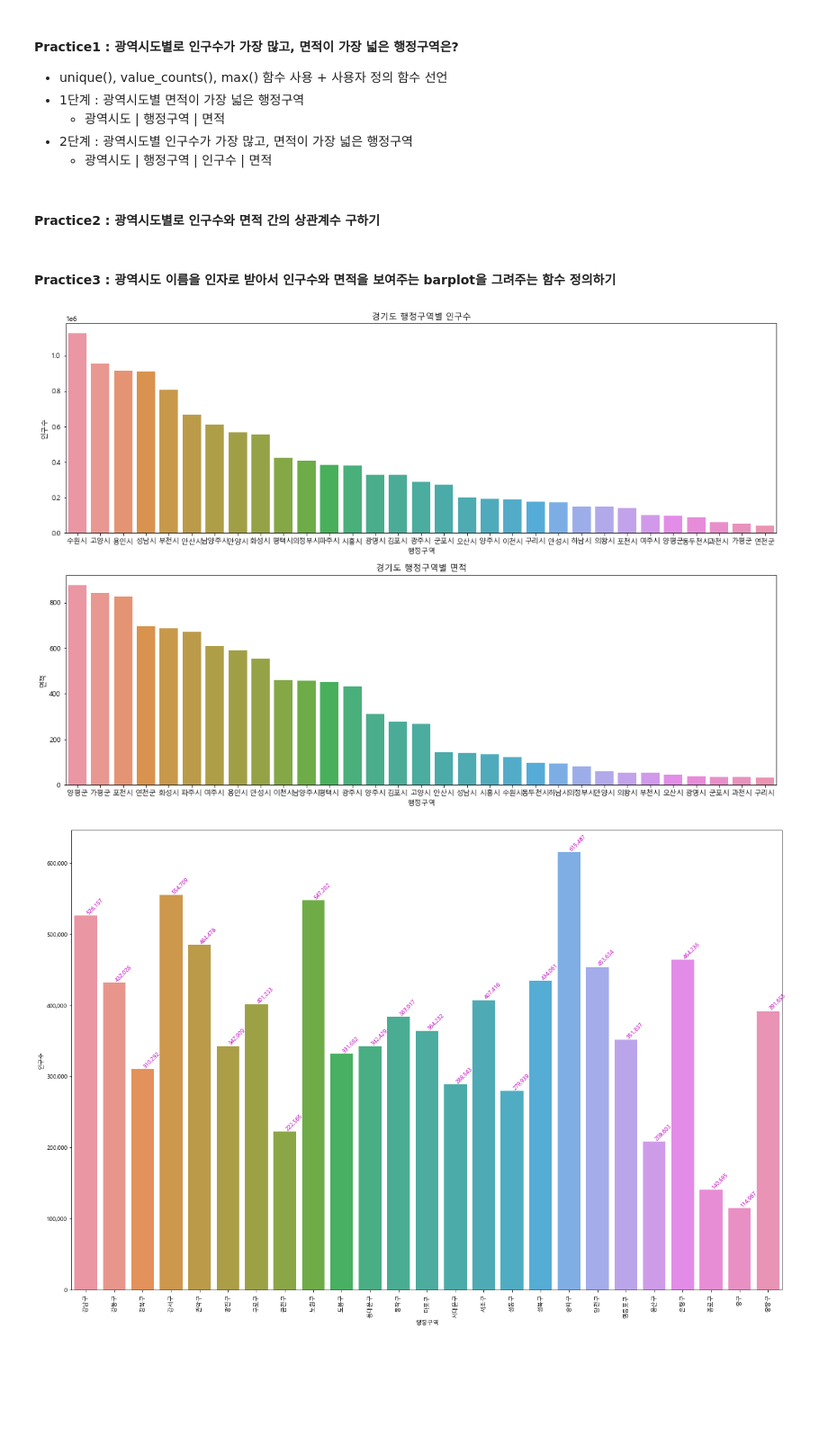
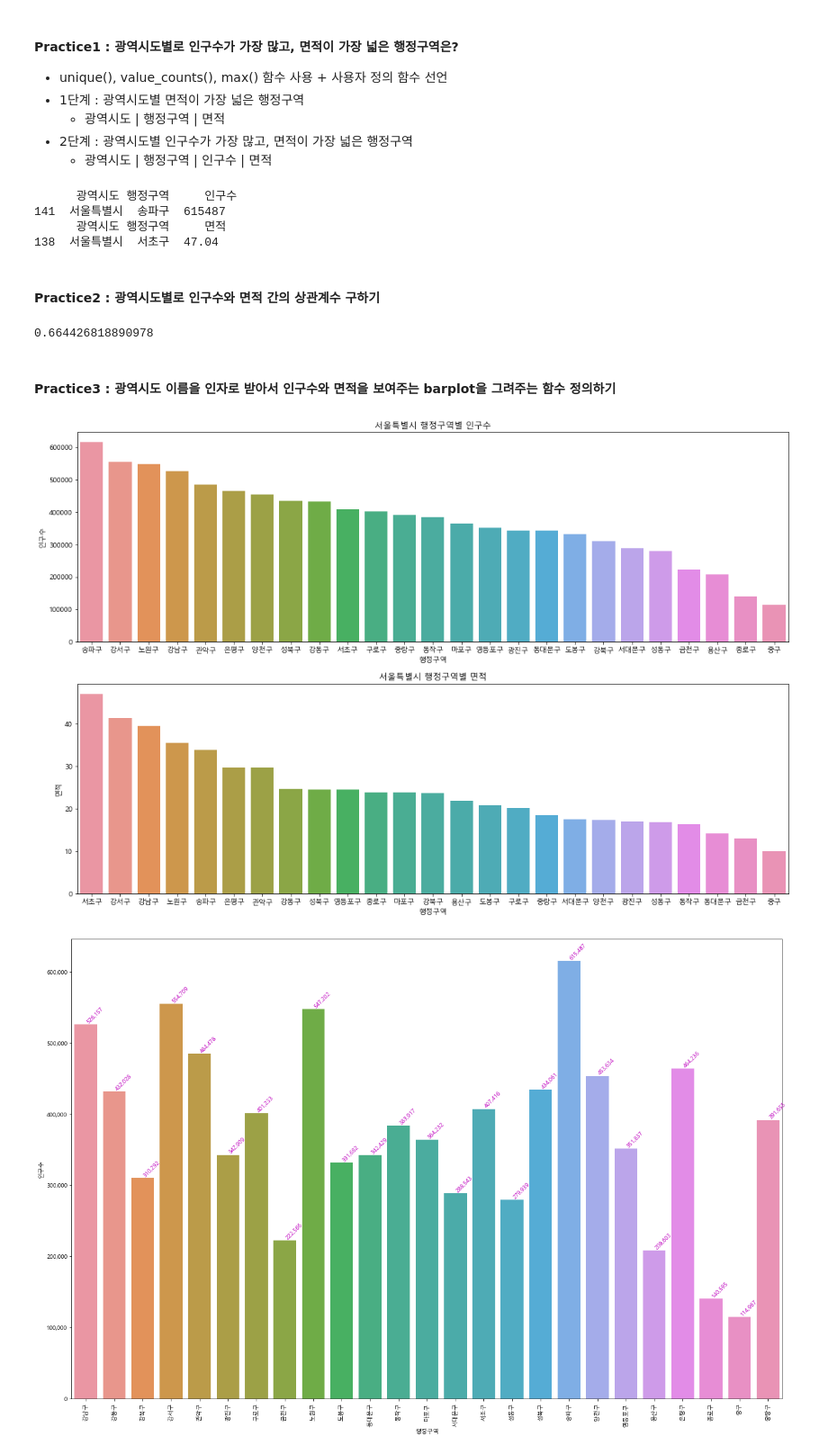
Before and after one commit to yusun31/python_webscraping, a Jupyter notebook: 06_행정구역정보.ipynb, the cells around one changed output. Shown at 90% size. Saved outputs shown, nothing was run; the diff lists cells and outputs as text; code cells hidden in the pictures; blank space fills up the shorter version.

Commit message:
행정구역

```diff
--- a/06_행정구역정보.ipynb
+++ b/06_행정구역정보.ipynb
@@ -699,23 +699,47 @@ sns.barplot(x='광역시도', y='인구수', data=data, ax=axe1)
     - 광역시도 | 행정구역 | 면적
 - 2단계 : 광역시도별 인구수가 가장 많고, 면적이 가장 넓은 행정구역
     - 광역시도 | 행정구역 | 인구수 | 면적
+# %%
+def max_pop_sido(name):
+    pop_max_value = data.loc[data['광역시도']==name, '인구수'].max()
+    return data.loc[(data['광역시도']==name) & (data['인구수']==pop_max_value), ['광역시도', '행정구역', '인구수']]
+
+def max_area_sido(name):
+    area_max_value = data.loc[data['광역시도']==name, '면적'].max()
+    return data.loc[(data['광역시도']==name) & (data['면적']==area_max_value), ['광역시도', '행정구역', '면적']]
+
+print(max_pop_sido('서울특별시'))
+print(max_area_sido('서울특별시'))
+# %% [output]
+      광역시도 행정구역     인구수
+141  서울특별시  송파구  615487
+      광역시도 행정구역     면적
+138  서울특별시  서초구  47.04
 # %% [markdown]
 #### Practice2 : 광역시도별로 인구수와 면적 간의 상관계수 구하기
+# %%
+def corr(name):
+    corr_df = data.loc[data['광역시도'] == name]
+    return corr_df['면적'].corr(data['인구수'])
+
+print(corr('서울특별시'))
+# %% [output]
+0.664426818890978
 # %% [markdown]
 #### Practice3 : 광역시도 이름을 인자로 받아서 인구수와 면적을 보여주는 barplot을 그려주는 함수 정의하기
 # %%
 def barplot_func(sido_name):
     df = data.loc[data['광역시도'] == sido_name]
     figure,(axes1,axes2) = plt.subplots(nrows=2,ncols=1)
     figure.set_size_inches(18,12)
     pop_plot = sns.barplot(x='행정구역', y='인구수',  data=df.sort_values(by='인구수',ascending=False), ax=axes1)
     pop_plot.set_title(f'{sido_name} 행정구역별 인구수')
     area_plot = sns.barplot(x='행정구역', y='면적',  data=df.sort_values(by='면적',ascending=False), ax=axes2)
     area_plot.set_title(f'{sido_name} 행정구역별 면적')
 
-barplot_func('경기도')
+barplot_func('서울특별시')
 # %% [output]
-[figure, old version]
+[figure, new version]
 # %%
 figure, ax1 = plt.subplots(nrows=1, ncols=1)
 figure.set_size_inches(18,12)
```
